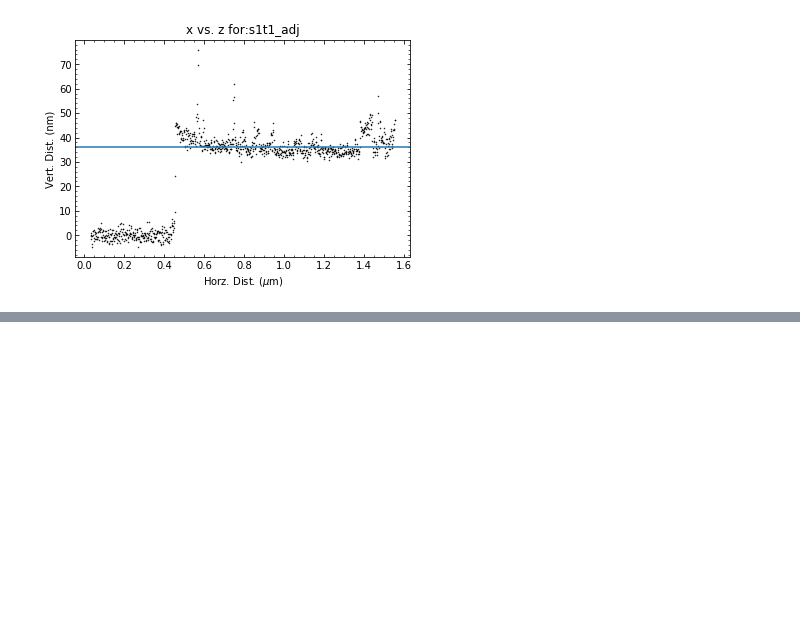
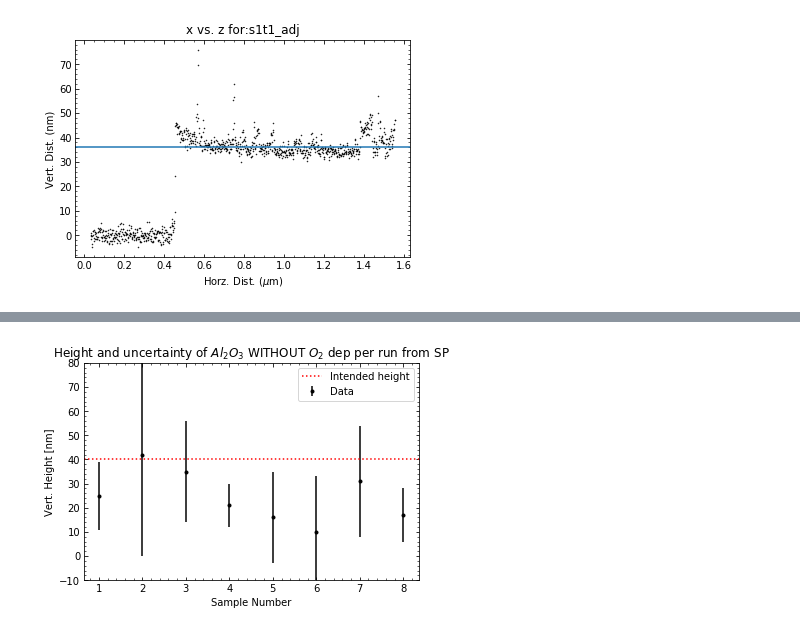
Before and after one commit to adam-fisher37/SP_analysis, a Jupyter notebook: sp_test.ipynb, the cells around one changed output, grey strips where cells are left out. Drawn from its saved outputs; the diff is of its cells as text; code cells hidden in the pictures; blank space fills up the shorter version.

```diff
--- a/sp_test.ipynb
+++ b/sp_test.ipynb
@@ -104,0 +138,14 @@ nox = sf.sp_analysis_hard(nox,8,n_xfa,n_xib,n_xfb)
+# %%
+# new nox avg and std
+for i in range(len(navg)):
+    samp_str = 's'+str(navg[i])+'.._h'
+    s = 0.
+    std = 0.
+    cts = 1
+    for j in range(len(good_nox_h)):
+        if re.search(samp_str,good_nox_h[j]):
+            s += nox[good_nox_h[j]][0]
+            std += (nox[good_nox_h[j]][1])**2
+            cts += 1
+    navg[i] = s/cts
+    nstd[i] = np.sqrt(std)
@@ -105,3 +163,14 @@ nox = sf.sp_analysis_hard(nox,8,n_xfa,n_xib,n_xfb)
+# %%
+plt.figure();
+plt.errorbar(n,navg,yerr=nstd,fmt='k.',label='Data');
+plt.axhline(40.,c='r',ls=':',label='Intended height');
+plt.ylim((-10,80.));
+plt.xlabel('Sample Number');
+plt.ylabel('Vert. Height [nm]');
+plt.legend(loc='best');
+plt.title('Height and uncertainty of $Al_{2}O_{3}$ WITHOUT $O_2$ dep per run from SP');
+# %% [output]
+[figure, added]
 # %%
 avgkey_w = np.array([key for key in wox if (re.search('avg',key))])
 avgkey_n = np.array([key for key in nox if (re.search('avg',key))])
```
Also changed, not shown: parts of 23 cells of this notebook.
